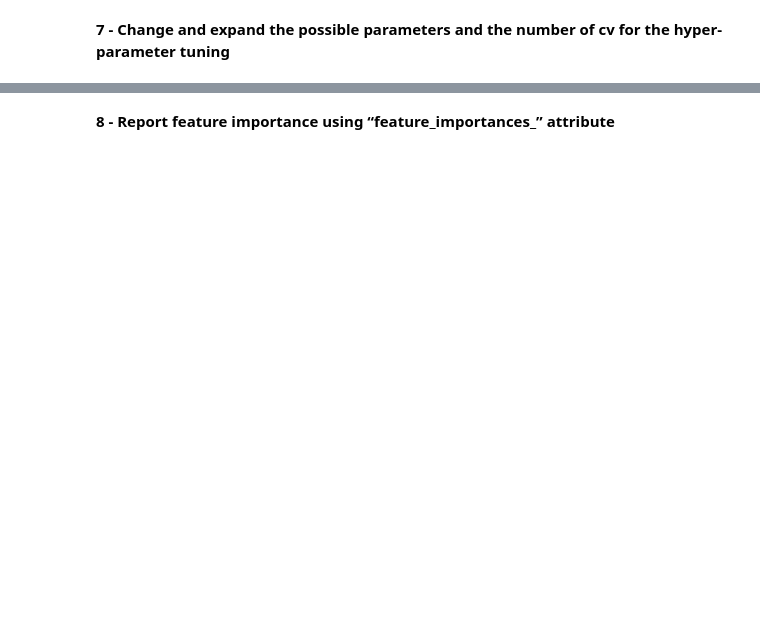
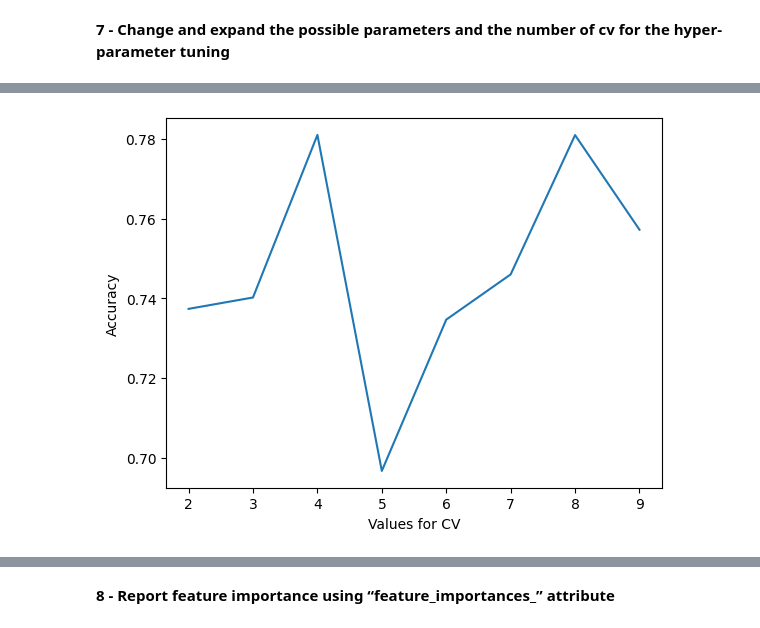
Before and after one commit to straylight77/data-sci-learning, a Jupyter notebook: dat203/lab6.ipynb, the cells around one changed output, grey strips where cells are left out. Saved outputs shown, nothing was run; the diff lists cells and outputs as text; code cells hidden in the pictures; blank space fills up the shorter version.

```diff
--- a/dat203/lab6.ipynb
+++ b/dat203/lab6.ipynb
@@ -124,4 +150,5 @@ parameters = {
 grid_obj = GridSearchCV(clf, parameters, cv=5)
 grid_obj = grid_obj.fit(X_train, y_train)
 # %%
-grid_obj.best_params_
+best_params = grid_obj.best_params_
+best_params
@@ -154,2 +246,20 @@ plt.show()
 # %%
-# Explore CV
+%%time
+################ Explore CV ################
+
+cv_range = range(2, 10)
+accuracy_cv = [ ]
+params_cv = best_params
+m = tree.DecisionTreeClassifier()
+
+for i in cv_range:
+    g = GridSearchCV(m, params_cv, cv = i)
+    g = grid_obj.fit(X_train, y_train)
+    accuracy_cv.append(g.cv_results_['mean_test_score'][0])
+
+plt.plot(cv_range, accuracy_cv, "-")
+plt.xlabel("Values for CV")
+plt.ylabel("Accuracy")
+plt.show()
+# %% [output]
+[figure, added]
```
Also changed, not shown: parts of 19 cells of this notebook.
